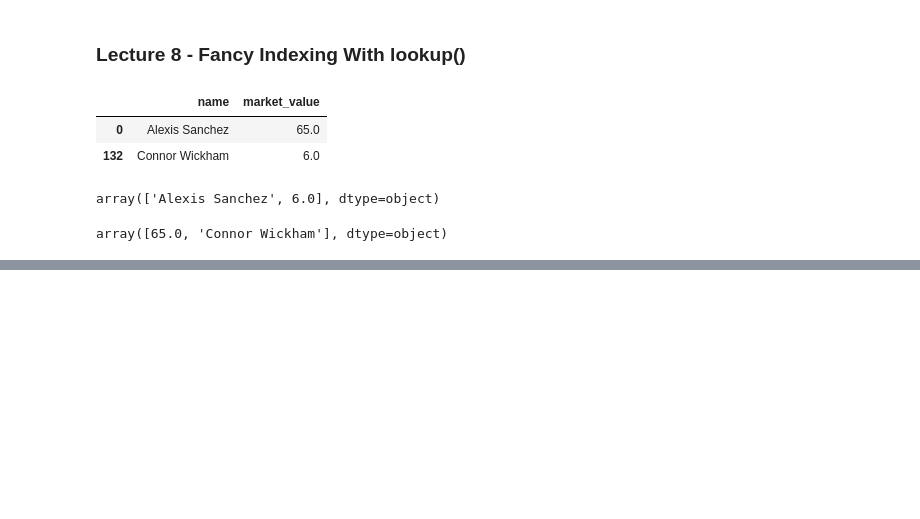
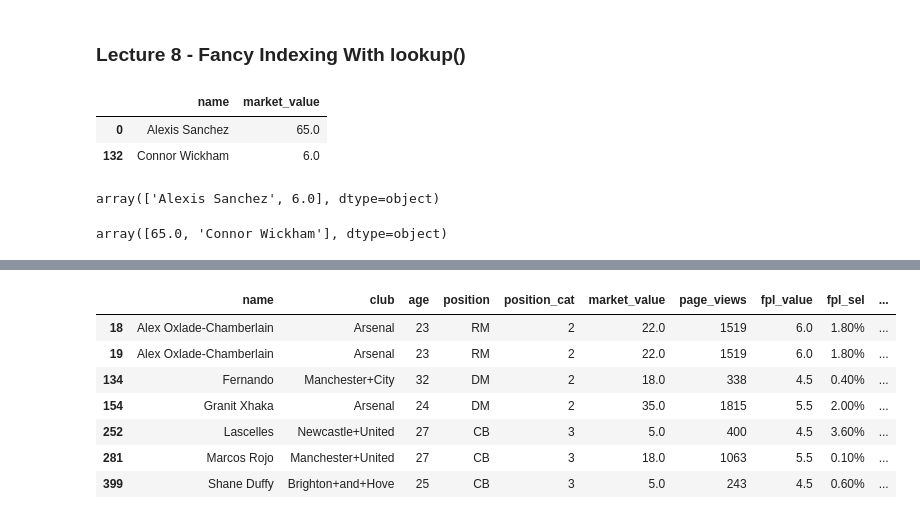
Before and after one commit to momchilantonov/ultimate_pandas_bootcamp, a Jupyter notebook: lectures/DataFrames in Depth.ipynb, the cells around one changed output, grey strips where cells are left out. Saved outputs shown, nothing was run; the diff lists cells and outputs as text; code cells hidden in the pictures; blank space fills up the shorter version.

```diff
--- a/lectures/DataFrames in Depth.ipynb
+++ b/lectures/DataFrames in Depth.ipynb
@@ -1074,0 +1117,11 @@ club_indexing.sort_values(by=['club', 'market_value'], ascending=[True, False])
+# %%
+players_data.loc[players_data.duplicated(subset=['age', 'club', 'position', 'market_value'], keep='first')]
+# %% [output]
+|  | name | club | age | position | position_cat | market_value | page_views | fpl_value | fpl_sel | ... |
+| 18 | Alex Oxlade-Chamberlain | Arsenal | 23 | RM | 2 | 22.0 | 1519 | 6.0 | 1.80% | ... |
+| 19 | Alex Oxlade-Chamberlain | Arsenal | 23 | RM | 2 | 22.0 | 1519 | 6.0 | 1.80% | ... |
+| 134 | Fernando | Manchester+City | 32 | DM | 2 | 18.0 | 338 | 4.5 | 0.40% | ... |
+| 154 | Granit Xhaka | Arsenal | 24 | DM | 2 | 35.0 | 1815 | 5.5 | 2.00% | ... |
+| 252 | Lascelles | Newcastle+United | 27 | CB | 3 | 5.0 | 400 | 4.5 | 3.60% | ... |
+| 281 | Marcos Rojo | Manchester+United | 27 | CB | 3 | 18.0 | 1063 | 5.5 | 0.10% | ... |
+| 399 | Shane Duffy | Brighton+and+Hove | 25 | CB | 3 | 5.0 | 243 | 4.5 | 0.60% | ... |
```
Also changed, not shown: parts of 87 cells of this notebook, 1 other file.
